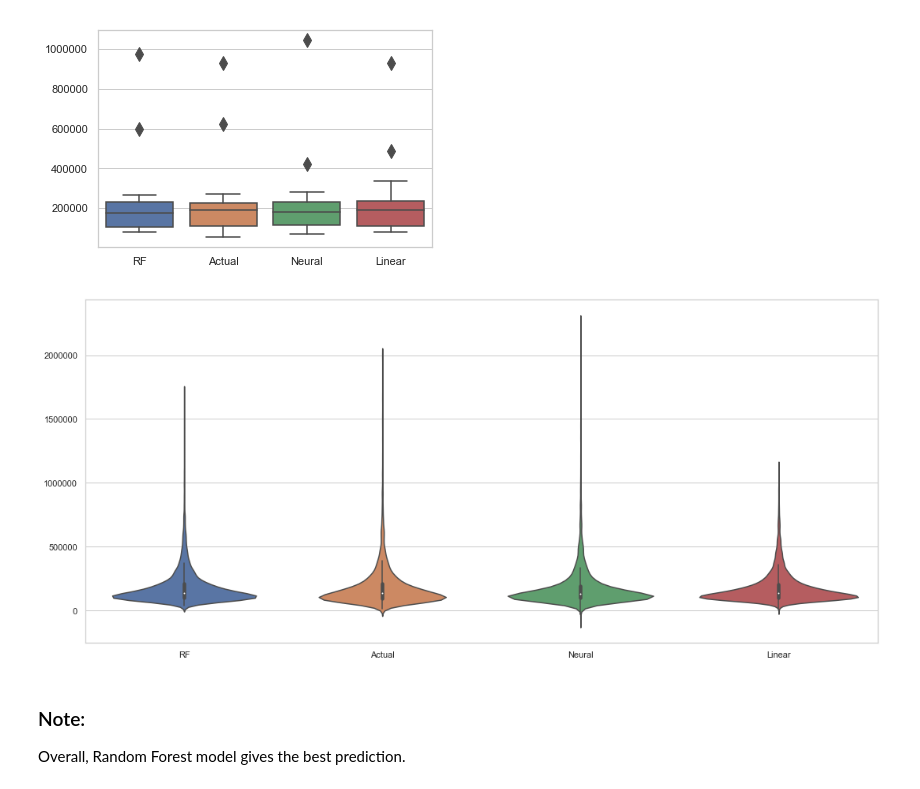
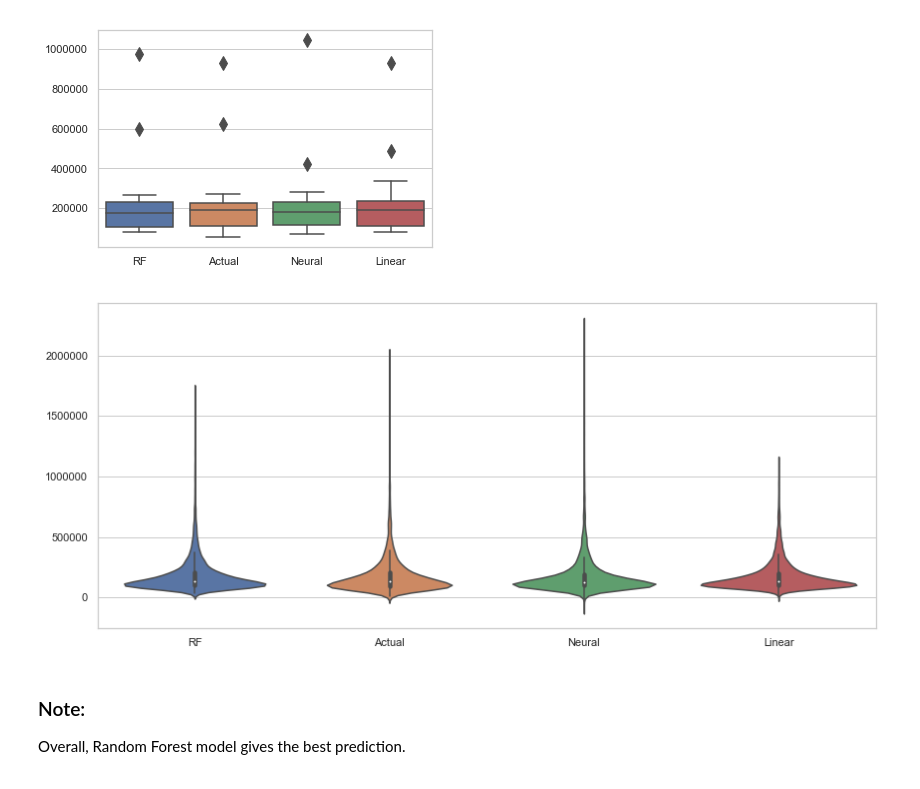
Before and after one commit to clafrance/median-house-value-prediction, a Jupyter notebook: models.ipynb, the cells around one changed output. Saved outputs shown, nothing was run; the diff lists cells and outputs as text; code cells hidden in the pictures.

```diff
--- a/models.ipynb
+++ b/models.ipynb
@@ -590,10 +602,10 @@ boxes = sns.boxplot(data=df[:200].sample(n=20,random_state=1),fliersize=10)
 saver = boxes.get_figure()
 saver.savefig("imgs/models_box_plot.png")
 # %%
-fig = plt.figure(figsize = (18, 8))
+fig = plt.figure(figsize = (14, 6))
 violins = sns.violinplot(data=df)
 # %% [output]
-[figure, old version]
+[figure, new version]
 # %%
 saver = violins.get_figure()
 saver.savefig("imgs/models_violin_plot.png")
```
Also changed, not shown: parts of 9 cells of this notebook, 6 other files.
